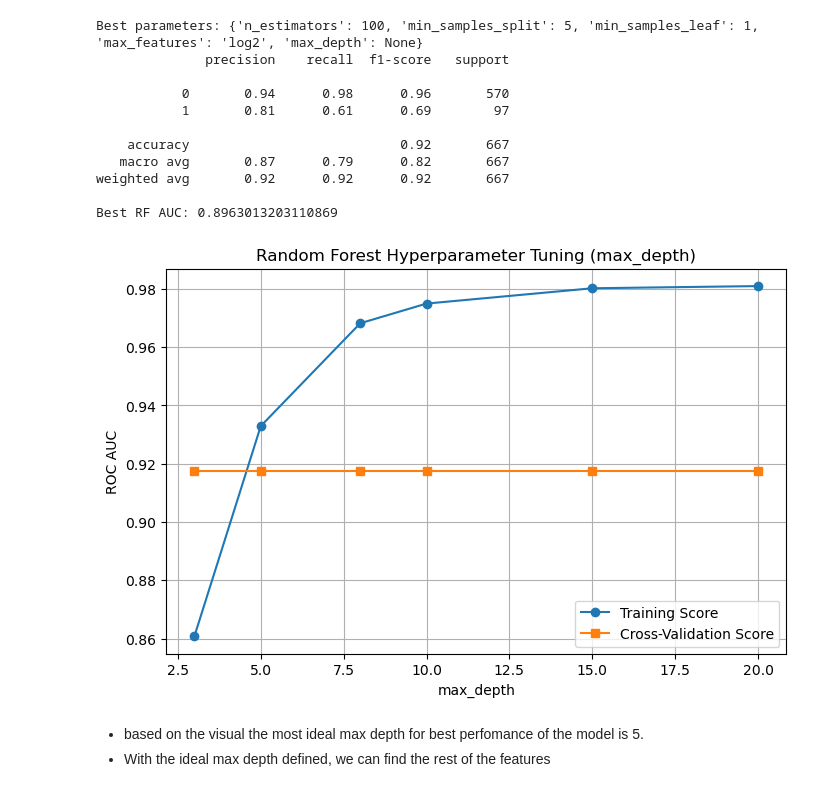
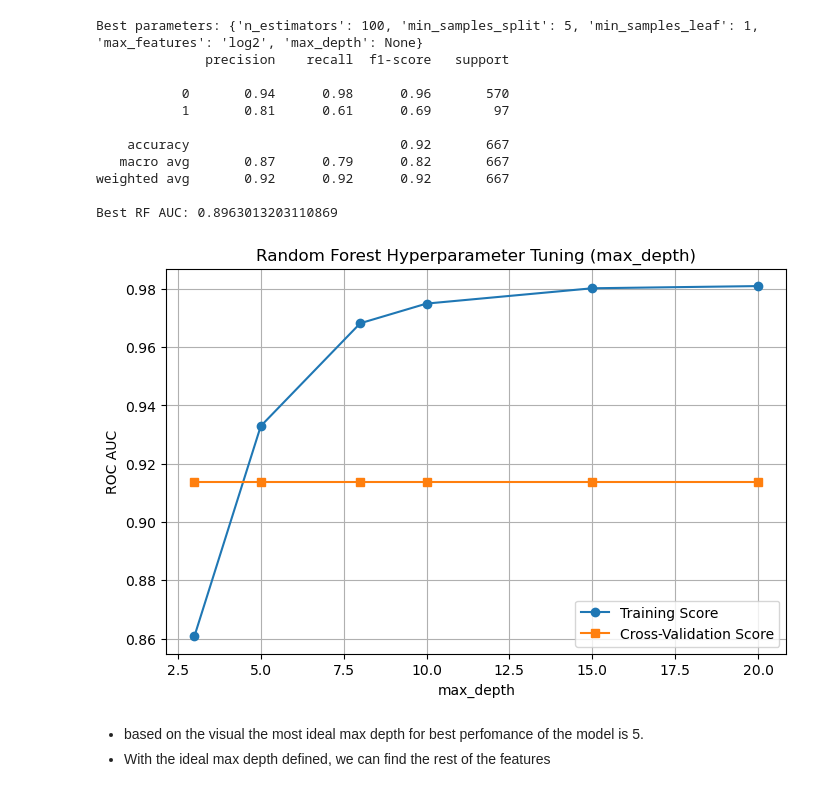
Before and after one commit to Kiplagat8/dsft13hybrid_phase3_project_group4, a Jupyter notebook: index.ipynb, the cells around one changed output. Saved outputs shown, nothing was run; the diff lists cells and outputs as text; code cells hidden in the pictures.

```diff
--- a/index.ipynb
+++ b/index.ipynb
@@ -1021,34 +1009,34 @@ Best RF AUC: 0.8963013203110869
 # %%
 from sklearn.model_selection import cross_val_score
 # hyperparameter tuning for max_depth
 max_depth_values = [3, 5, 8, 10, 15, 20, None]
 train_scores = []
 cv_scores = []
 
 for d in max_depth_values:
     rf_random = RandomForestClassifier(
         n_estimators=200,
         max_depth=d,
         min_samples_split=5,
         min_samples_leaf=2,
         max_features='sqrt',
         random_state=42
     )
     rf_random.fit(X_train, y_train)
     train_scores.append(rf_random.score(X_train, y_train))
-    cv_scores.append(cross_val_score(rf, X_train, y_train, cv=5, scoring='roc_auc').mean())
+    cv_scores.append(cross_val_score(rf_model, X_train, y_train, cv=5, scoring='roc_auc').mean())
 
 plt.figure(figsize=(8,5))
 plt.plot(max_depth_values, train_scores, marker='o', label="Training Score")
 plt.plot(max_depth_values, cv_scores, marker='s', label="Cross-Validation Score")
 plt.xlabel("max_depth")
 plt.ylabel("ROC AUC")
 plt.title("Random Forest Hyperparameter Tuning (max_depth)")
 plt.legend()
 plt.grid(True)
 plt.show()
 # %% [output]
-[figure, old version]
+[figure, new version]
 # %% [markdown]
 - based on the visual the most ideal max depth for best perfomance of the model is 5.
 - With the ideal max depth defined, we can find the rest of the features
```
Also changed, not shown: parts of 27 cells of this notebook.
